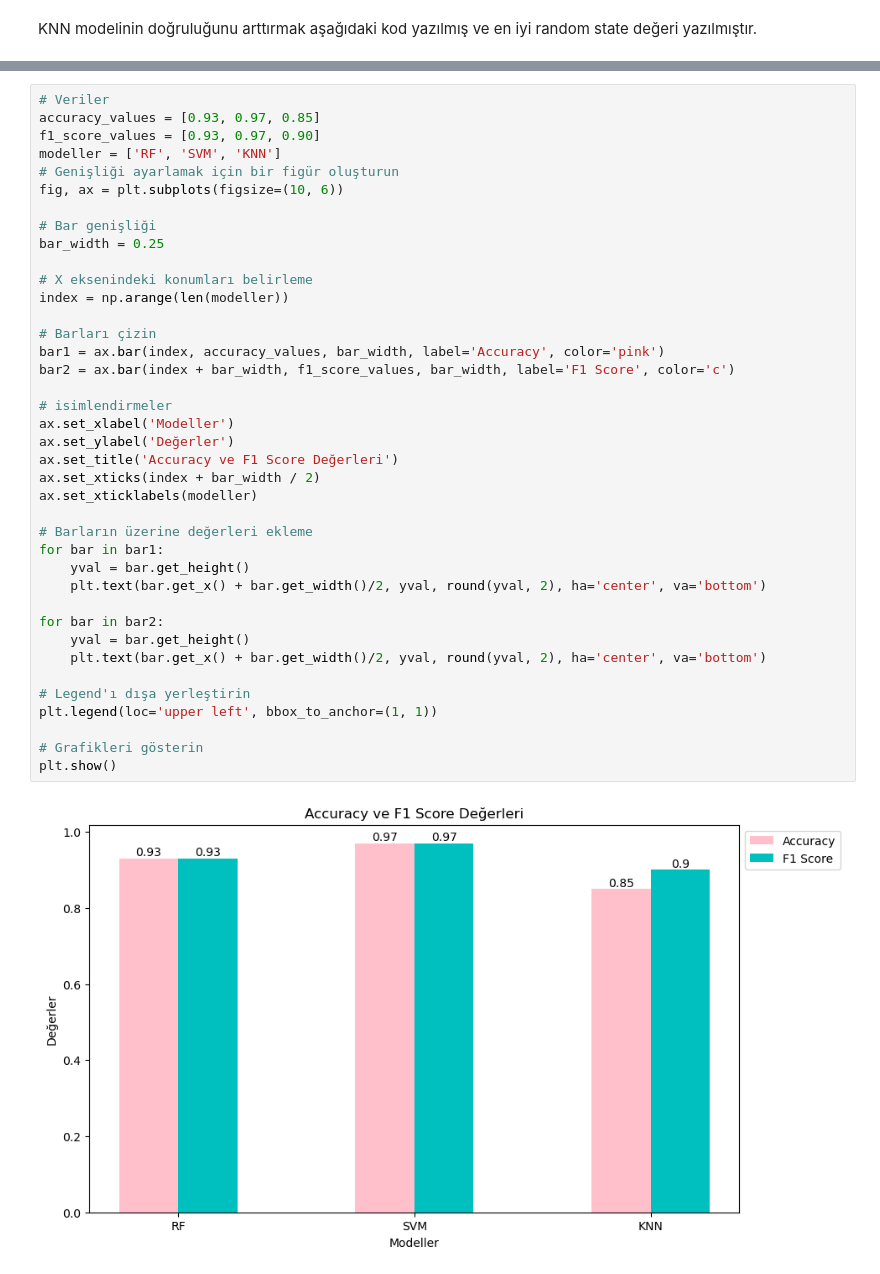
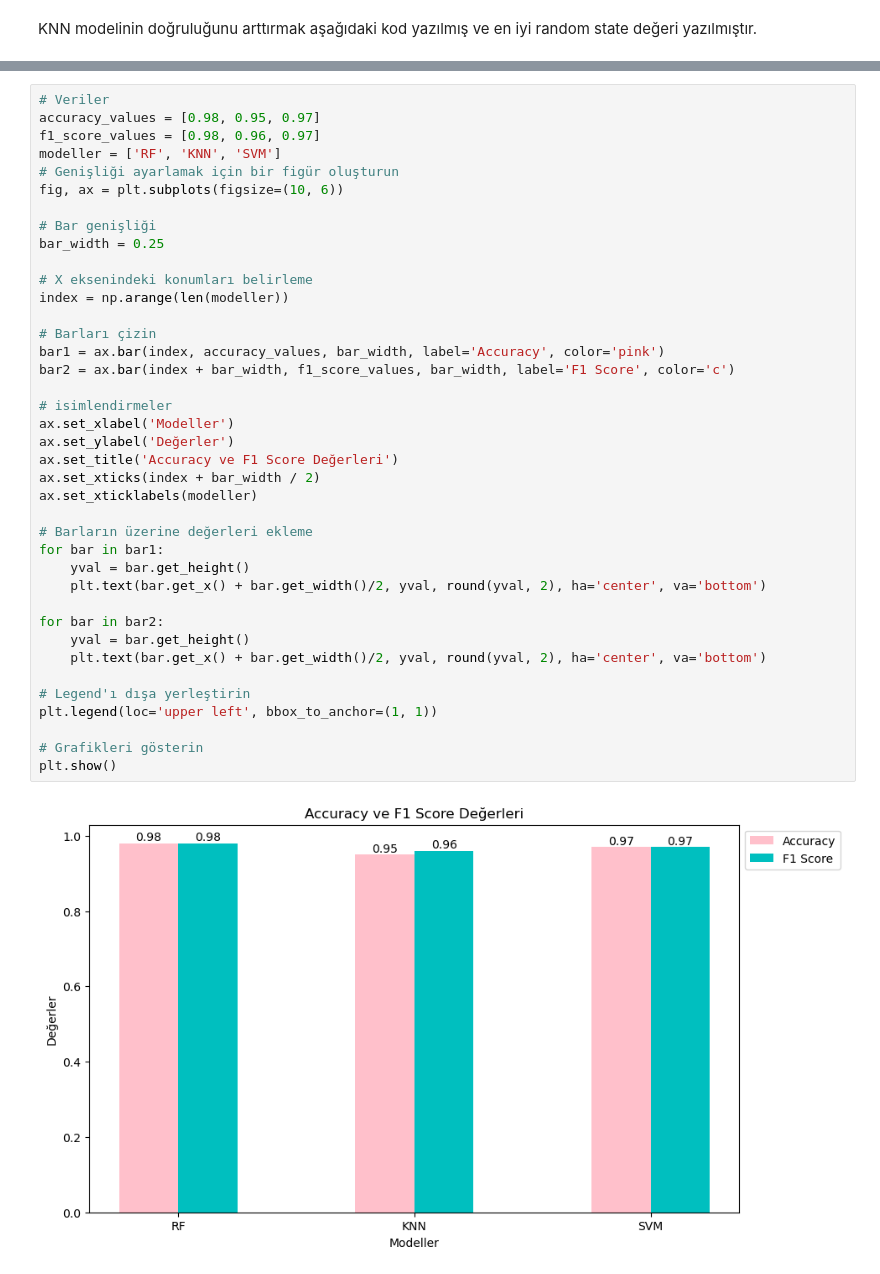
Before and after one commit to Tubaakbas/OBESITY-ML-PROJECT, a Jupyter notebook: obesity-ml-project.ipynb, the cells around one changed output, grey strips where cells are left out. Cells and saved outputs as stored; diff of their text form.

```diff
--- a/obesity-ml-project.ipynb
+++ b/obesity-ml-project.ipynb
@@ -841,8 +782,8 @@ Mevcut Random Stade: 3630
 # %%
 # Veriler
-accuracy_values = [0.93, 0.97, 0.85]
-f1_score_values = [0.93, 0.97, 0.90]
-modeller = ['RF', 'SVM', 'KNN']
+accuracy_values = [0.98, 0.95, 0.97]
+f1_score_values = [0.98, 0.96, 0.97]
+modeller = ['RF', 'KNN', 'SVM']
 # Genişliği ayarlamak için bir figür oluşturun
 fig, ax = plt.subplots(figsize=(10, 6))
 
@@ -851,31 +792,31 @@ bar_width = 0.25
 
 # X eksenindeki konumları belirleme
 index = np.arange(len(modeller))
 
 # Barları çizin
 bar1 = ax.bar(index, accuracy_values, bar_width, label='Accuracy', color='pink')
 bar2 = ax.bar(index + bar_width, f1_score_values, bar_width, label='F1 Score', color='c')
 
 # isimlendirmeler
 ax.set_xlabel('Modeller')
 ax.set_ylabel('Değerler')
 ax.set_title('Accuracy ve F1 Score Değerleri')
 ax.set_xticks(index + bar_width / 2)
 ax.set_xticklabels(modeller)
 
 # Barların üzerine değerleri ekleme
 for bar in bar1:
     yval = bar.get_height()
     plt.text(bar.get_x() + bar.get_width()/2, yval, round(yval, 2), ha='center', va='bottom')
 
 for bar in bar2:
     yval = bar.get_height()
     plt.text(bar.get_x() + bar.get_width()/2, yval, round(yval, 2), ha='center', va='bottom')
 
 # Legend'ı dışa yerleştirin
 plt.legend(loc='upper left', bbox_to_anchor=(1, 1))
 
 # Grafikleri gösterin
 plt.show()
 # %% [output]
-[figure, old version]
+[figure, new version]
```
Also changed, not shown: parts of 17 cells of this notebook.
